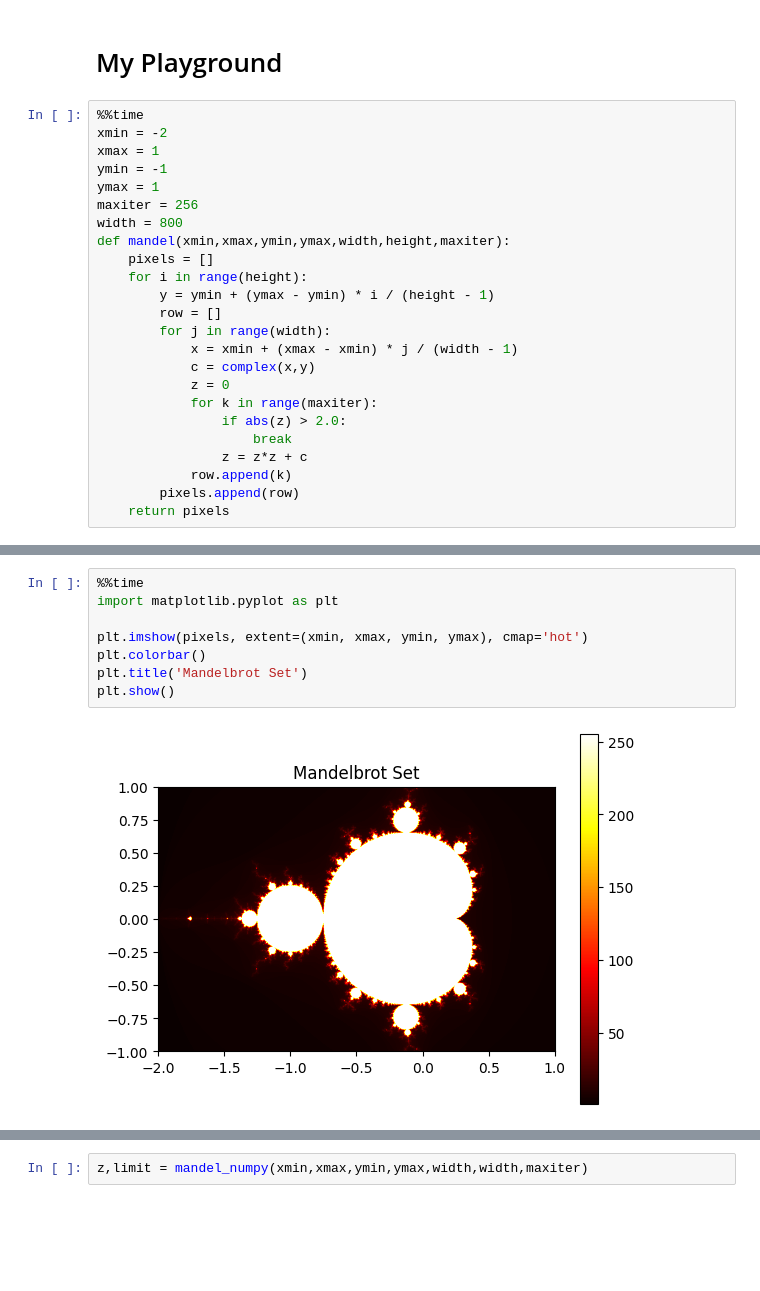
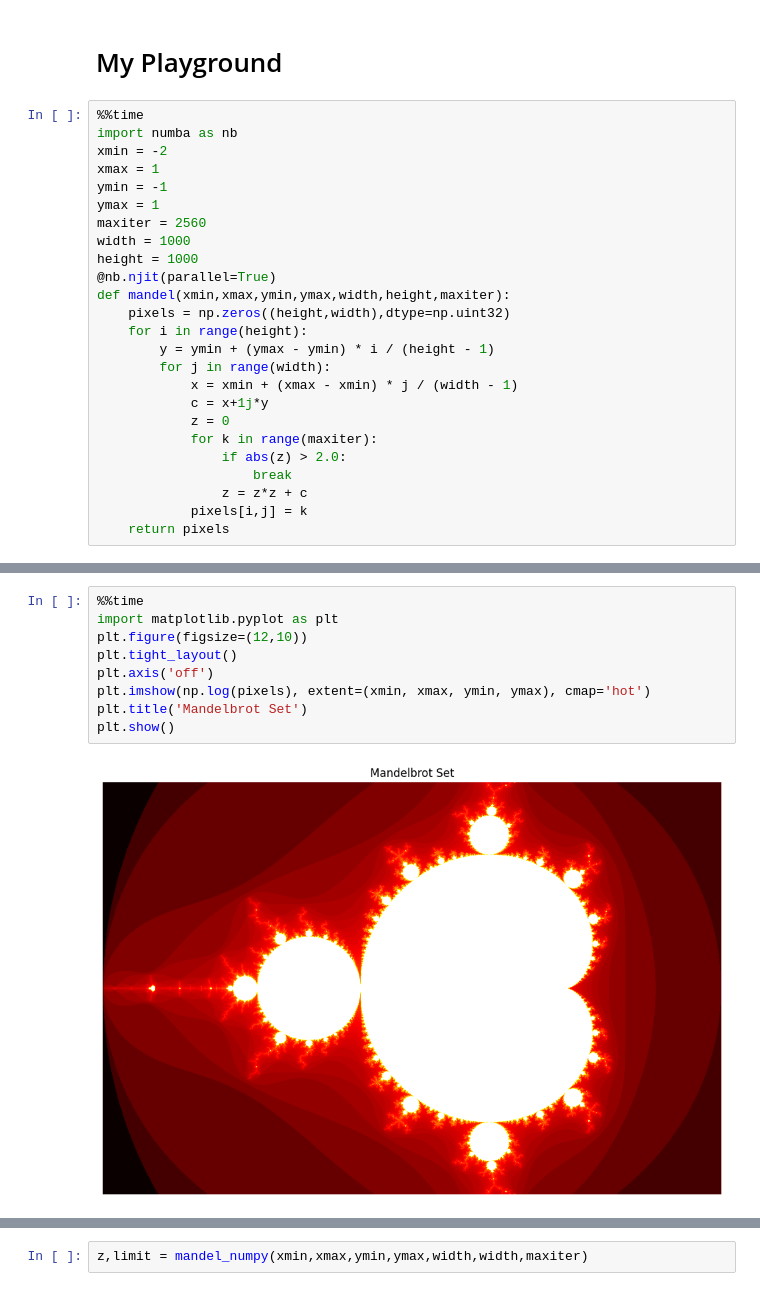
Before and after one commit to HelmutQualtinger/jp-playground, a Jupyter notebook: MyPlayGround.ipynb, the cells around one changed output, grey strips where cells are left out. Saved outputs shown, nothing was run; the diff lists cells and outputs as text; blank space fills up the shorter version.

```diff
--- a/MyPlayGround.ipynb
+++ b/MyPlayGround.ipynb
@@ -2,26 +2,27 @@
 # My Playground
 # %%
 %%time
+import numba as nb
 xmin = -2
 xmax = 1
 ymin = -1
 ymax = 1
-maxiter = 256
-width = 800
+maxiter = 2560
+width = 1000
+height = 1000
+@nb.njit(parallel=True)
 def mandel(xmin,xmax,ymin,ymax,width,height,maxiter):
-    pixels = []
+    pixels = np.zeros((height,width),dtype=np.uint32)
     for i in range(height):
         y = ymin + (ymax - ymin) * i / (height - 1)
-        row = []
         for j in range(width):
             x = xmin + (xmax - xmin) * j / (width - 1)
-            c = complex(x,y)
+            c = x+1j*y
             z = 0
             for k in range(maxiter):
                 if abs(z) > 2.0:
                     break
                 z = z*z + c
-            row.append(k)
-        pixels.append(row)
+            pixels[i,j] = k
     return pixels
 # %% [output]
@@ -35,10 +37,11 @@ pixels=mandel(xmin,xmax,ymin,ymax,width,width,maxiter)
 # %%
 %%time
 import matplotlib.pyplot as plt
-
-plt.imshow(pixels, extent=(xmin, xmax, ymin, ymax), cmap='hot')
-plt.colorbar()
+plt.figure(figsize=(12,10))
+plt.tight_layout()
+plt.axis('off')
+plt.imshow(np.log(pixels), extent=(xmin, xmax, ymin, ymax), cmap='hot')
 plt.title('Mandelbrot Set')
 plt.show()
 # %% [output]
-[figure, old version]
+[figure, new version]
```
Also changed, not shown: parts of 9 cells of this notebook.
